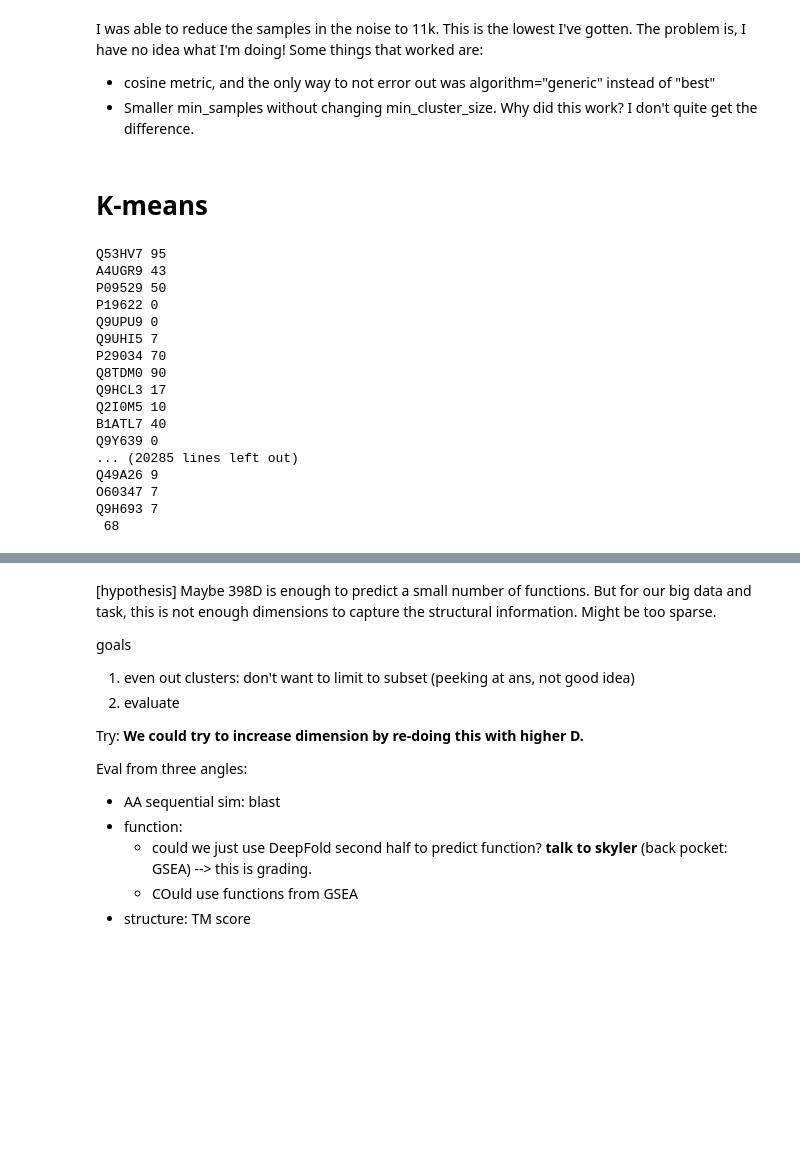
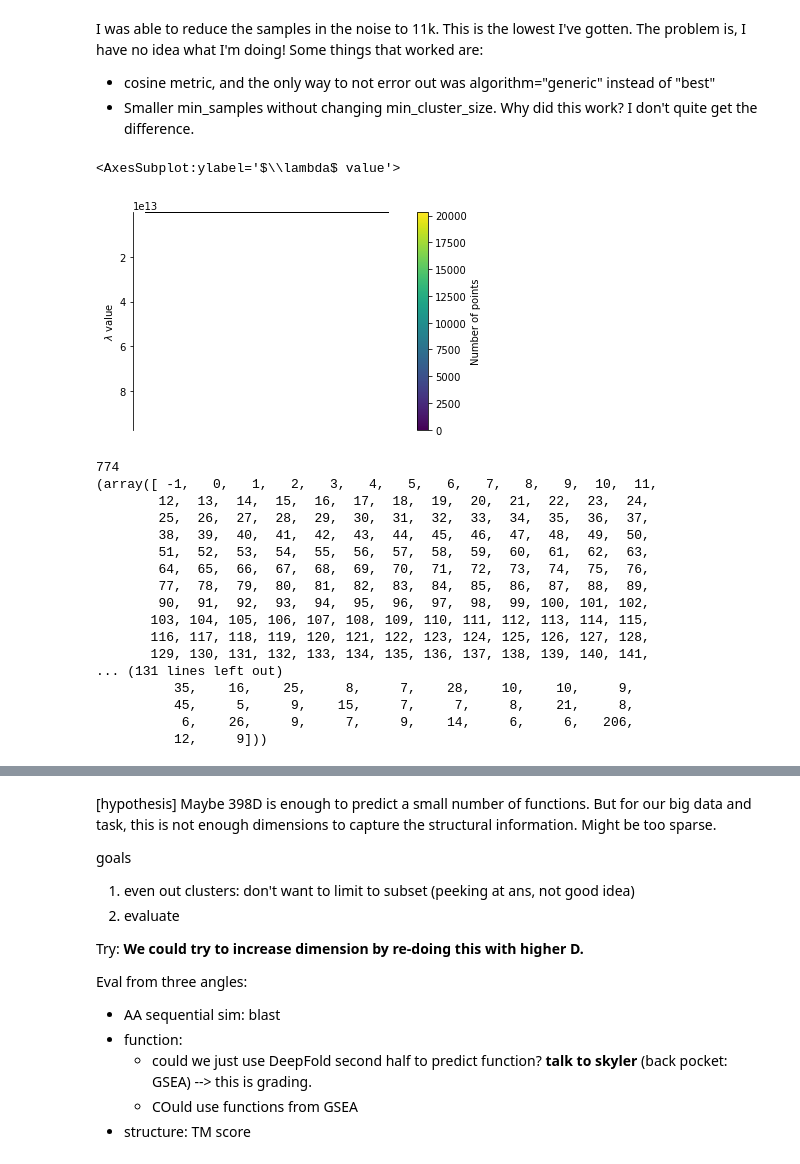
Before and after one commit to dptrsa-300/pss, a Jupyter notebook: DBSCAN on DeepFold.ipynb, the cells around one changed output, grey strips where cells are left out. Saved outputs shown, nothing was run; the diff lists cells and outputs as text; code cells hidden in the pictures; blank space fills up the shorter version.

```diff
--- a/DBSCAN on DeepFold.ipynb
+++ b/DBSCAN on DeepFold.ipynb
@@ -1228,5 +1253,3 @@ np.unique(clusterer.labels_, return_counts=True)
 I was able to reduce the samples in the noise to 11k. This is the lowest I've gotten. The problem is, I have no idea what I'm doing! Some things that worked are:
 * cosine metric, and the only way to not error out was algorithm="generic" instead of "best"
 * Smaller min_samples without changing min_cluster_size. Why did this work? I don't quite get the difference.
-# %% [markdown]
-# K-means
@@ -1239,21 +1255,0 @@ centroids = km.cluster_centers_
-# %%
-for i in range(len(labels)):
-    print(protein_name_full[i], labels[i])
-# %% [output]
-Q53HV7 95
-A4UGR9 43
-P09529 50
-P19622 0
-Q9UPU9 0
-Q9UHI5 7
-P29034 70
-Q8TDM0 90
-Q9HCL3 17
-Q2I0M5 10
-B1ATL7 40
-Q9Y639 0
-... (20285 lines left out)
-Q49A26 9
-O60347 7
-Q9H693 7
- 68
@@ -1261,0 +1256,33 @@ Q9H693 7
+# %%
+clusterer.condensed_tree_.plot()
+# %% [output]
+<AxesSubplot:ylabel='$\\lambda$ value'>
+[figure, added]
+# %%
+# increase leaf size to 80
+clusterer = hdbscan.HDBSCAN(algorithm='generic', alpha=1.0, approx_min_span_tree=True,
+    gen_min_span_tree=False, leaf_size=80, #memory=Memory(cachedir=None),
+    metric='cosine', min_cluster_size=5,
+                            min_samples=2, # changed this
+                            p=None)
+clusterer.fit(X_transformed)
+print(clusterer.labels_.max())
+print(np.unique(clusterer.labels_, return_counts=True)[1])
+# %% [output]
+774
+(array([ -1,   0,   1,   2,   3,   4,   5,   6,   7,   8,   9,  10,  11,
+        12,  13,  14,  15,  16,  17,  18,  19,  20,  21,  22,  23,  24,
+        25,  26,  27,  28,  29,  30,  31,  32,  33,  34,  35,  36,  37,
+        38,  39,  40,  41,  42,  43,  44,  45,  46,  47,  48,  49,  50,
+        51,  52,  53,  54,  55,  56,  57,  58,  59,  60,  61,  62,  63,
+        64,  65,  66,  67,  68,  69,  70,  71,  72,  73,  74,  75,  76,
+        77,  78,  79,  80,  81,  82,  83,  84,  85,  86,  87,  88,  89,
+        90,  91,  92,  93,  94,  95,  96,  97,  98,  99, 100, 101, 102,
+       103, 104, 105, 106, 107, 108, 109, 110, 111, 112, 113, 114, 115,
+       116, 117, 118, 119, 120, 121, 122, 123, 124, 125, 126, 127, 128,
+       129, 130, 131, 132, 133, 134, 135, 136, 137, 138, 139, 140, 141,
+... (131 lines left out)
+          35,    16,    25,     8,     7,    28,    10,    10,     9,
+          45,     5,     9,    15,     7,     7,     8,    21,     8,
+           6,    26,     9,     7,     9,    14,     6,     6,   206,
+          12,     9]))
```
Also changed, not shown: parts of 32 cells of this notebook.
